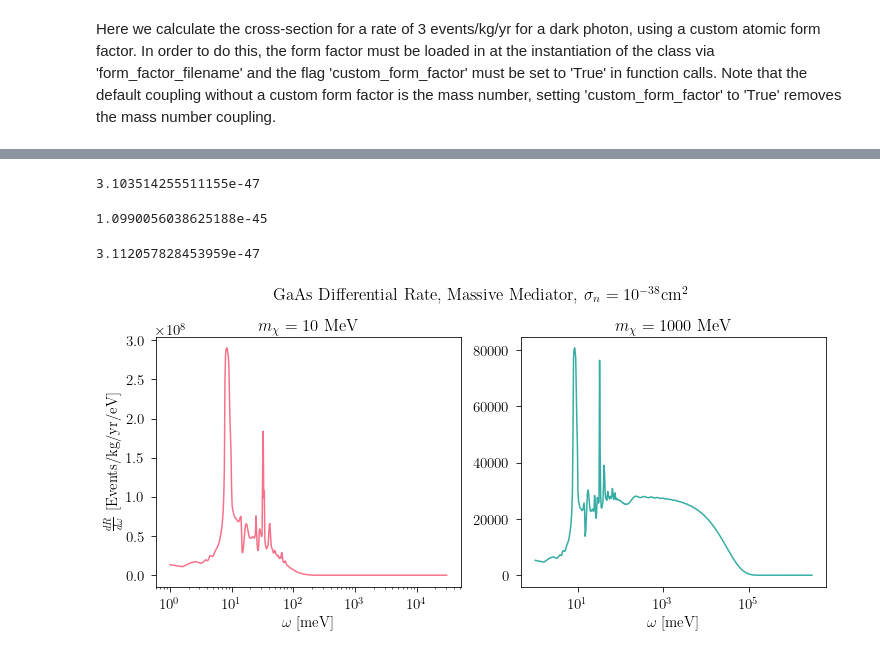
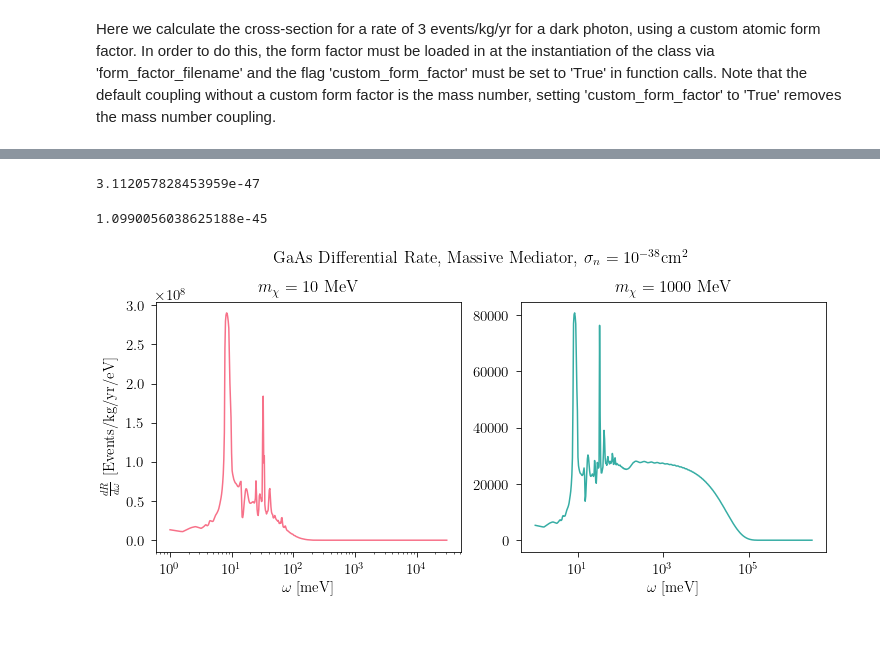
Before and after one commit to tongylin/DarkELF, a Jupyter notebook: examples/darkelf_multiphonons.ipynb, the cells around one changed output, grey strips where cells are left out. Cells and saved outputs as stored; diff of their text form; code cells hidden in the pictures.

```diff
--- a/examples/darkelf_multiphonons.ipynb
+++ b/examples/darkelf_multiphonons.ipynb
@@ -296,5 +296,5 @@ gaas.sigma_nucleon(1.9755e4, 1e-3, mediator='massless')
 # %%
-gaas.sigma_nucleon(1e9, 1e-3, mediator='massless')
+gaas.sigma_multiphonons(1e9, 1e-3, mediator='massless')
 # %% [output]
-3.103514255511155e-47
+3.112057828453959e-47
 # %%
@@ -302,9 +302,5 @@ gaas.sigma_nucleon(1e8, 1e-3, mediator='massless')
 # %% [output]
 1.0990056038625188e-45
-# %%
-gaas.sigma_nucleon(1e9, 1e-3, mediator='massless')
-# %% [output]
-3.112057828453959e-47
 # %%
 import seaborn as sns
 
@@ -314,8 +310,8 @@ mdm2 = 1e9
 omegarange1 = np.logspace(np.log10(1e-3), np.log10((1/2)*1e7*(gaas.vesc + gaas.veavg)**2), 500)
 omegarange2 = np.logspace(np.log10(1e-3), np.log10((1/2)*1e9*(gaas.vesc + gaas.veavg)**2), 500)
 
-dr_domega1 = [gaas.dR_domega_multiphonons(mdm1, omega, mediator='massive') for omega in omegarange1]
-dr_domega2 = [gaas.dR_domega_multiphonons(mdm2, omega, mediator='massive') for omega in omegarange2]
+dr_domega1 = [gaas.dRdomega_multiphonons(mdm1, omega, mediator='massive') for omega in omegarange1]
+dr_domega2 = [gaas.dRdomega_multiphonons(mdm2, omega, mediator='massive') for omega in omegarange2]
 
 colors = sns.color_palette("husl", 2)
 
@@ -329,31 +325,31 @@ ax1.set_xlabel(r'$\omega \ [\mathrm{meV}]$',fontsize=15)
 ax2.set_xlabel(r'$\omega \ [\mathrm{meV}]$',fontsize=15)
 ax1.set_ylabel(r'$\frac{dR}{d\omega} \ [\mathrm{Events}/\mathrm{kg}/\mathrm{yr}/\mathrm{eV}]$',fontsize=15)
 
 
 ax1.set_title(r'$m_\chi = 10$ MeV')
 ax2.set_title(r'$m_\chi = 1000$ MeV')
 
 #ax1.set_xlim([0,200])
 #ax2.set_xlim([0,200])
 
 #ax1.set_ylim([0,4e8])
 #ax2.set_ylim([0,2.5e7])
 
 ax1.set_xscale('log')
 ax2.set_xscale('log')
 
 #xtick_major = [50*n for n in range(5)]
 #ytick_major = [1e8*n for n in range(5)]
 #ax1.set_yticks(ytick_major)
 
 #ax1.set_xticks(xtick_major)
 #ax2.set_xticks(xtick_major)
 
 #ytick_major = [0.5e7*n for n in range(6)]
 #ax2.set_yticks(ytick_major)
 
 plt.suptitle(r'GaAs Differential Rate, Massive Mediator, $\sigma_n = 10^{-38} \mathrm{cm}^2$', y=1.03)
 
 plt.show()
 # %% [output]
-[figure, old version]
+[figure, new version]
```
Also changed, not shown: parts of 6 cells of this notebook, 2 other files.
